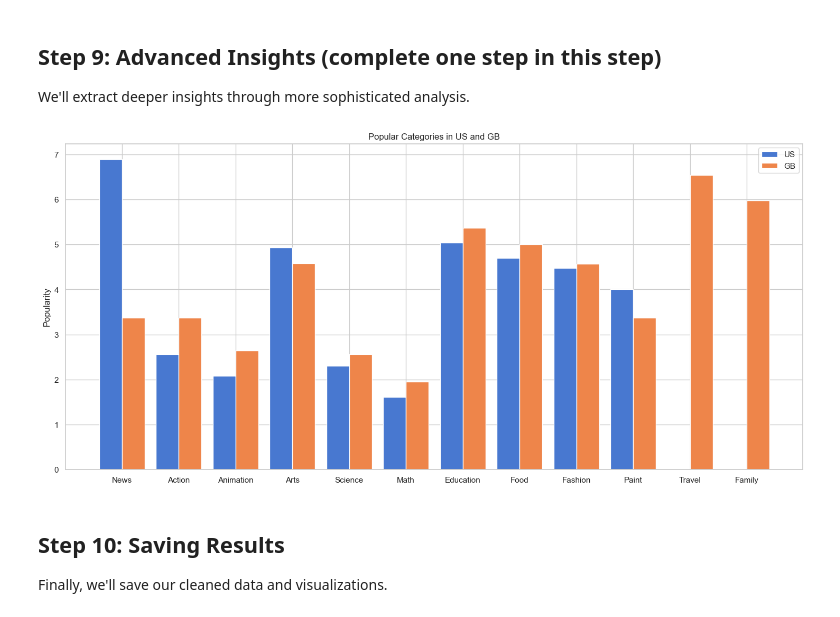
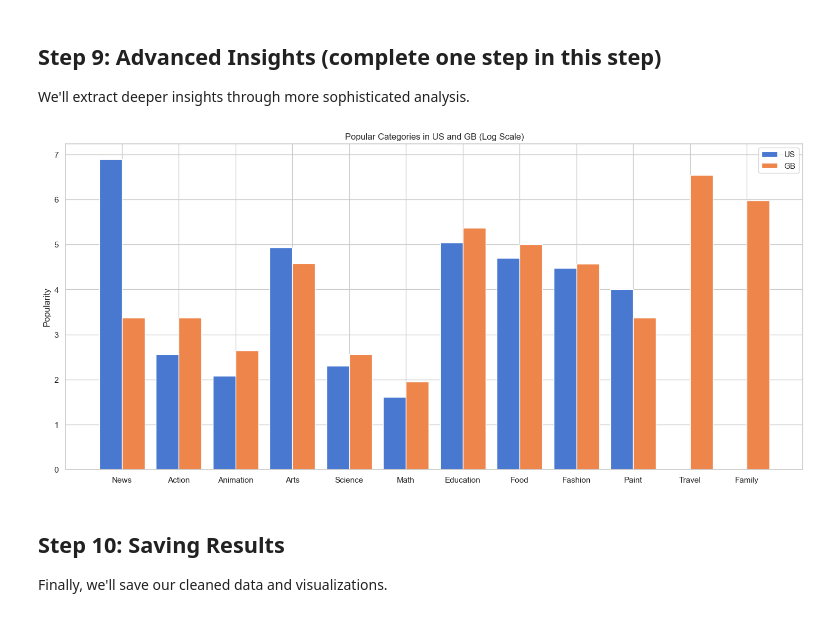
Before and after one commit to Thend911/Data-Analysis, a Jupyter notebook: VideoAnalysis-HW.ipynb, the cells around one changed output. Cells and saved outputs as stored; diff of their text form; code cells hidden in the pictures.

```diff
--- a/VideoAnalysis-HW.ipynb
+++ b/VideoAnalysis-HW.ipynb
@@ -420,28 +417,33 @@ We'll extract deeper insights through more sophisticated analysis.
 # %%
 # Step 1: can you think of a analysis and visualize it?
 # compare which category which country have more view, double bar chart
+
+# Make full list of categories in 2 countries
 cats = combined_df['category'].unique().tolist()
+# Get each country df
 GB_df = combined_df[combined_df['country'] == 'GB']
 US_df = combined_df[combined_df['country'] == 'US']
+
+# Make list of value counts of categories with reference to cats list
 GB_counts =numpy.log([GB_df['category'].tolist().count(cat) for cat in cats])
 US_counts =numpy.log([US_df['category'].tolist().count(cat) for cat in cats])
 
 # Bar width and x locations
 w, x = 0.4, numpy.arange(len(cats))
 
+# Double bar chart
 fig, ax = plt.subplots(figsize=(18,8))
 ax.bar(x - w/2, US_counts, width=w, label='US')
 ax.bar(x + w/2, GB_counts, width=w, label='GB')
 
 ax.set_xticks(x)
 ax.set_xticklabels(cats)
 ax.set_ylabel('Popularity')
-ax.set_title('Popular Categories in US and GB')
+ax.set_title('Popular Categories in US and GB (Log Scale)')
 ax.legend()
-
 plt.show()
 # %% [output]
-[figure, old version]
+[figure, new version]
 # %% [markdown]
 ## Step 10: Saving Results
 Finally, we'll save our cleaned data and visualizations.
```
Also changed, not shown: parts of 2 cells of this notebook, 1 other file.
